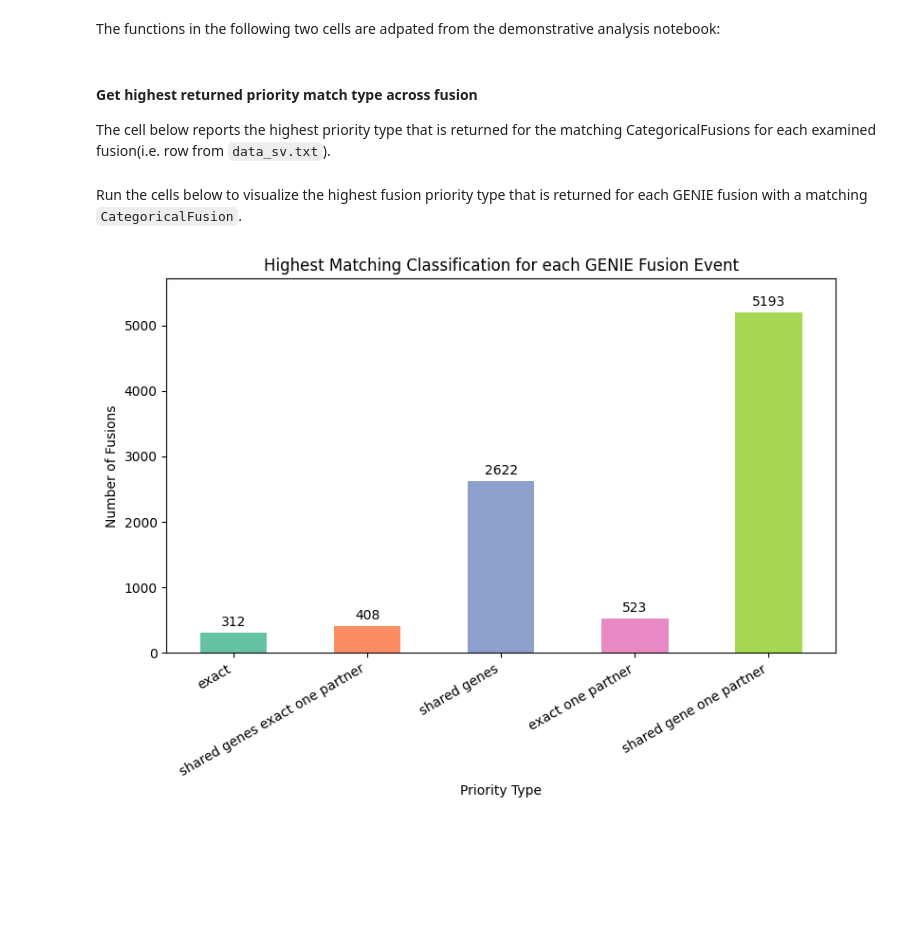
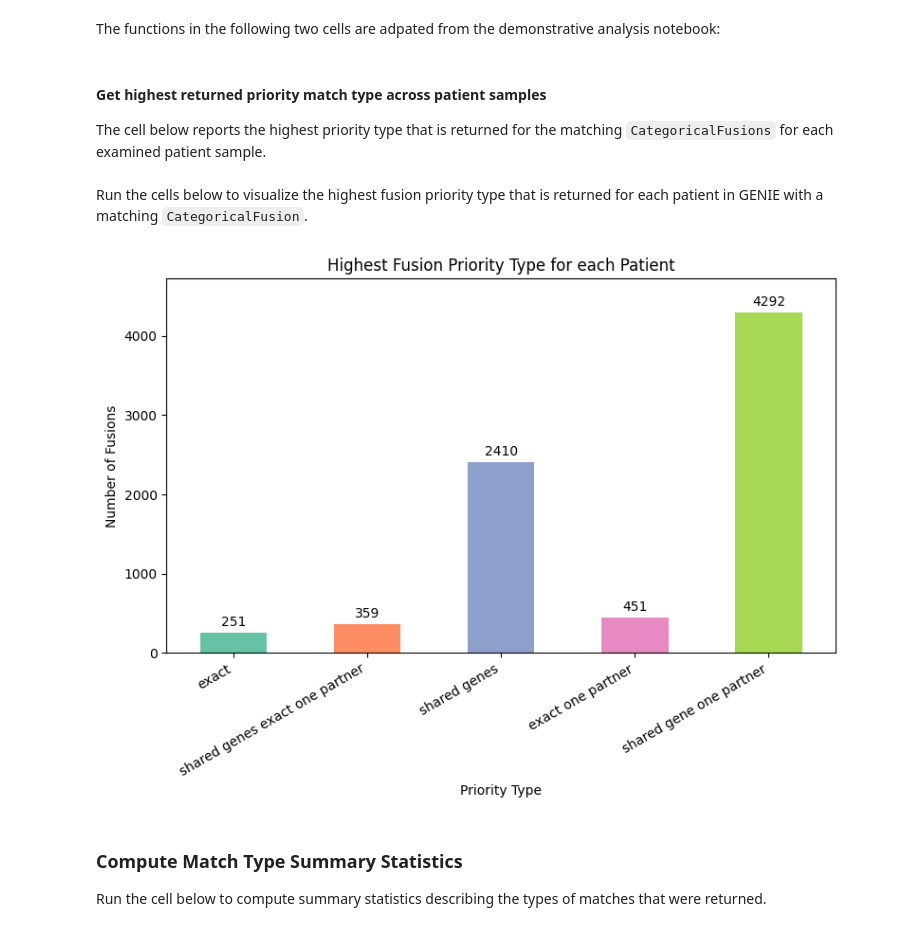
Before and after one commit to cancervariants/fusor, a Jupyter notebook: notebooks/demonstrative_analysis/genie_analysis.ipynb, the cells around one changed output. Saved outputs shown, nothing was run; the diff lists cells and outputs as text; code cells hidden in the pictures; blank space fills up the shorter version.

Commit message:
Update notebook to reflect patient-level analysis

```diff
--- a/notebooks/demonstrative_analysis/genie_analysis.ipynb
+++ b/notebooks/demonstrative_analysis/genie_analysis.ipynb
@@ -743,4 +813,11 @@ Run the cell below to extract eligible fusions for fusion matching
 # %%
-assayed_fusions = [fusion for fusion in assayed_fusions if await valid_for_fusion_matching(fusion)]
+valid_list = [await valid_for_fusion_matching(fusion) for fusion in assayed_fusions]
+assayed_fusions = [fusion for fusion, valid in zip(assayed_fusions, valid_list) if valid]
+patients = [patient for patient, valid in zip(patients, valid_list) if valid]
+
+# Validate that the number of patient IDs equals the number of fusion events.
+# This is converted to a dictionary later in the section
+print(len(assayed_fusions) == len(patients))
+
 f"The number of fusion events eligible for fusion matching is: {len(assayed_fusions)}"
 # %% [output]
@@ -839,3 +919,17 @@ f"The number of GENIE fusions with returned matches is: {len(returned_matches)}"
+# %%
+from collections import defaultdict
+
+matches_ids = []
+for match, id in zip(matches, patients):
+    if match:
+        matches_ids.append((match, id))
+
+patient_match_dict = defaultdict(list)
+
+for tup in matches_ids:
+    obj, pid = tup
+    patient_match_dict[pid].append(tup[0])
+patient_match_dict = dict(patient_match_dict)
 # %% [markdown]
 ### Characterize fusion matches among the GENIE cohort
 Run the following cells to visualize the kinds of matches that occurred among the GENIE cohort against CIViC and MOA
@@ -859,12 +953,12 @@ def count_match_types(matches: list[tuple[CategoricalFusion, MatchType]]) -> dic
            4:"exact_one_partner", 5:"shared_gene_one_partner"}
     return {map[key]: value for key, value in element_counts.items()}
 # %%
-def count_match_types_fusion(match_info: list[list[tuple[CategoricalFusion, MatchType]]]) -> dict[str, int]:
-    """Count the number of match types that occur across a fusion event
+def count_match_types_patient(match_info: list[list[tuple[CategoricalFusion, MatchType]]]) -> dict[str, int]:
+    """Count the number of match types that occur across a patient sample
 
     :param match_info: A list of list of tuples containing the match information
-        for a fusion
-    :return: A dictionary describing match information for the fusion
+        for a patient sample
+    :return: A dictionary describing match information for the patient sample
     """
     categories = [
         "exact",
@@ -881,18 +975,18 @@ def count_match_types_fusion(match_info: list[list[tuple[CategoricalFusion, Matc
 
     return dict(total_counts)
 # %% [markdown]
-#### Get highest returned priority match type across fusion
-The cell below reports the highest priority type that is returned for the matching CategoricalFusions for each examined fusion(i.e. row from `data_sv.txt`).
+#### Get highest returned priority match type across patient samples
+The cell below reports the highest priority type that is returned for the matching `CategoricalFusions` for each examined patient sample.
 # %%
 highest_priority = []
-for matching_fusion in returned_matches:
-    priority = count_match_types_fusion([matching_fusion])
+for patient in patient_match_dict:
+    priority = count_match_types_patient(patient_match_dict[patient])
     for key in priority:
         if priority[key] > 0:
             highest_priority.append(key)
             break
 # %% [markdown]
-Run the cells below to visualize the highest fusion priority type that is returned for each GENIE fusion with a matching `CategoricalFusion`.
+Run the cells below to visualize the highest fusion priority type that is returned for each patient in GENIE with a matching `CategoricalFusion`.
 # %%
 match_counts = Counter(highest_priority)
 
@@ -909,27 +1003,30 @@ highest_priority_df["count"] = [match_counts["exact"],
 # %%
 import matplotlib.pyplot as plt
 import seaborn as sns
 
 highest_priority_df = highest_priority_df[highest_priority_df["count"] > 0]
 
 bar_colors = sns.color_palette("Set2")
 
 ax = highest_priority_df.plot.bar(x="priority_type", y="count",
-                                  title="Highest Matching Classification for each GENIE Fusion Event",
+                                  title="Highest Fusion Priority Type for each Patient",
                                   figsize=(8, 6), color=bar_colors, legend=False)
 plt.xlabel("Priority Type")
 plt.ylabel("Number of Fusions")
 plt.xticks(rotation=30, ha="right")
 ymax = highest_priority_df["count"].max()
 plt.margins(x=0.05, y=0.1)
 plt.tight_layout()
 
 for container in ax.containers:
     ax.bar_label(container, fmt='%d', label_type='edge', padding=3)
 
 fig = ax.get_figure()
 Path("figures").mkdir(parents=True, exist_ok=True)
 fig.savefig("figures/genie_fusion_matching.png", bbox_inches="tight", dpi=1000)
 plt.show()
 # %% [output]
-[figure, old version]
+[figure, new version]
+# %% [markdown]
+### Compute Match Type Summary Statistics
+Run the cell below to compute summary statistics describing the types of matches that were returned.
```
Also changed, not shown: parts of 30 cells of this notebook, 2 other files.
